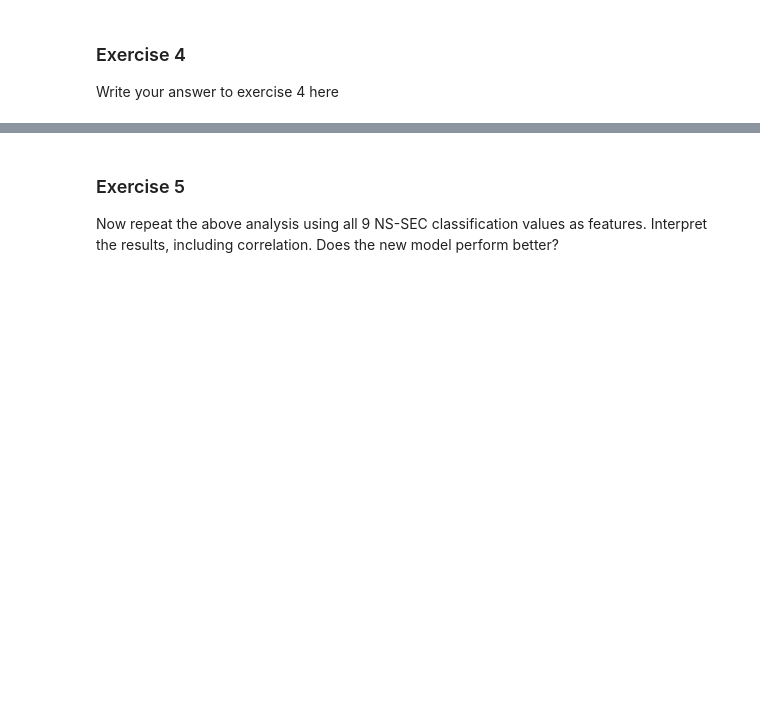
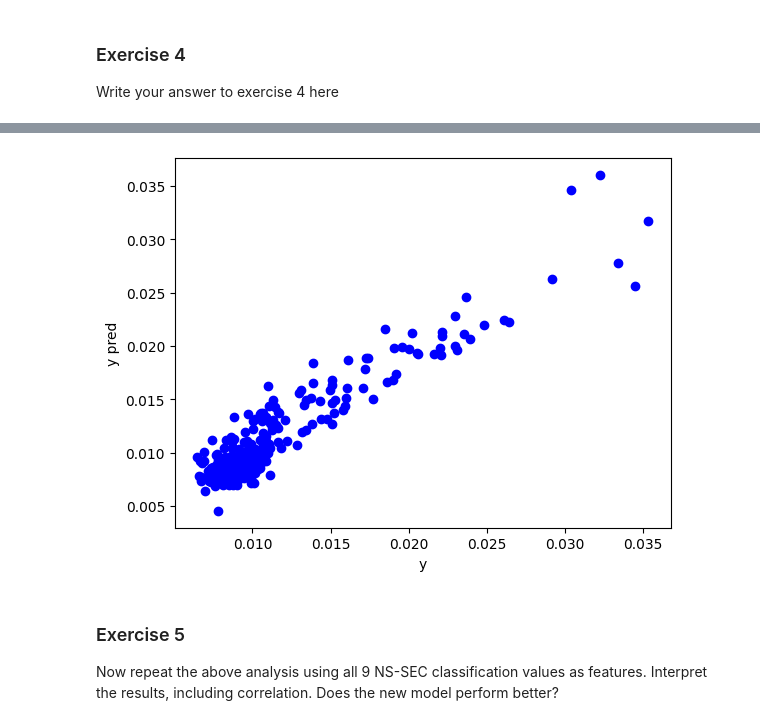
Before and after one commit to Navaneeth2906/nm803_ads_2024, a Jupyter notebook: Practical_3.ipynb, the cells around one changed output, grey strips where cells are left out. Cells and saved outputs as stored; diff of their text form; code cells hidden in the pictures; blank space fills up the shorter version.

```diff
--- a/Practical_3.ipynb
+++ b/Practical_3.ipynb
@@ -1072,3 +1098,10 @@ dtype: int64
+# %%
+plt.scatter(y, y_pred, label='Data Points', color='blue')
+plt.xlabel("y")
+plt.ylabel("y pred")
+plt.show()
+# %% [output]
+[figure, added]
 # %% [markdown]
 ### Exercise 5
 
```
Also changed, not shown: parts of 8 cells of this notebook.
